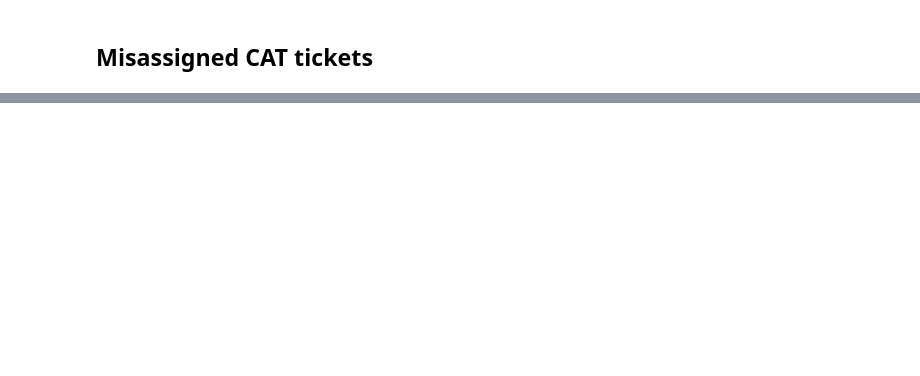
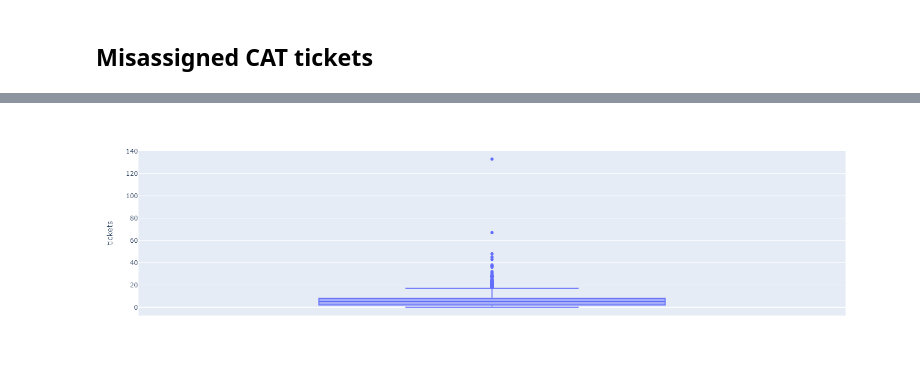
Before and after one commit to BookOps-CAT/tickets-analysis, a Jupyter notebook: notebooks/charts.ipynb, the cells around one changed output, grey strips where cells are left out. Cells and saved outputs as stored; diff of their text form; code cells hidden in the pictures; blank space fills up the shorter version.

```diff
--- a/notebooks/charts.ipynb
+++ b/notebooks/charts.ipynb
@@ -94,0 +111,4 @@ fig.show()
+# %%
+fh6 = '../data-display/cat-tickets-by-day.csv'
+df = pd.read_csv(fh6, index_col=0)
+df.head()
@@ -94,0 +122,5 @@ fig.show()
+# %%
+fig = px.box(df, y="tickets")
+fig.show()
+# %% [output]
+[figure, added]
```
Also changed, not shown: parts of 8 cells of this notebook, 4 other files.
